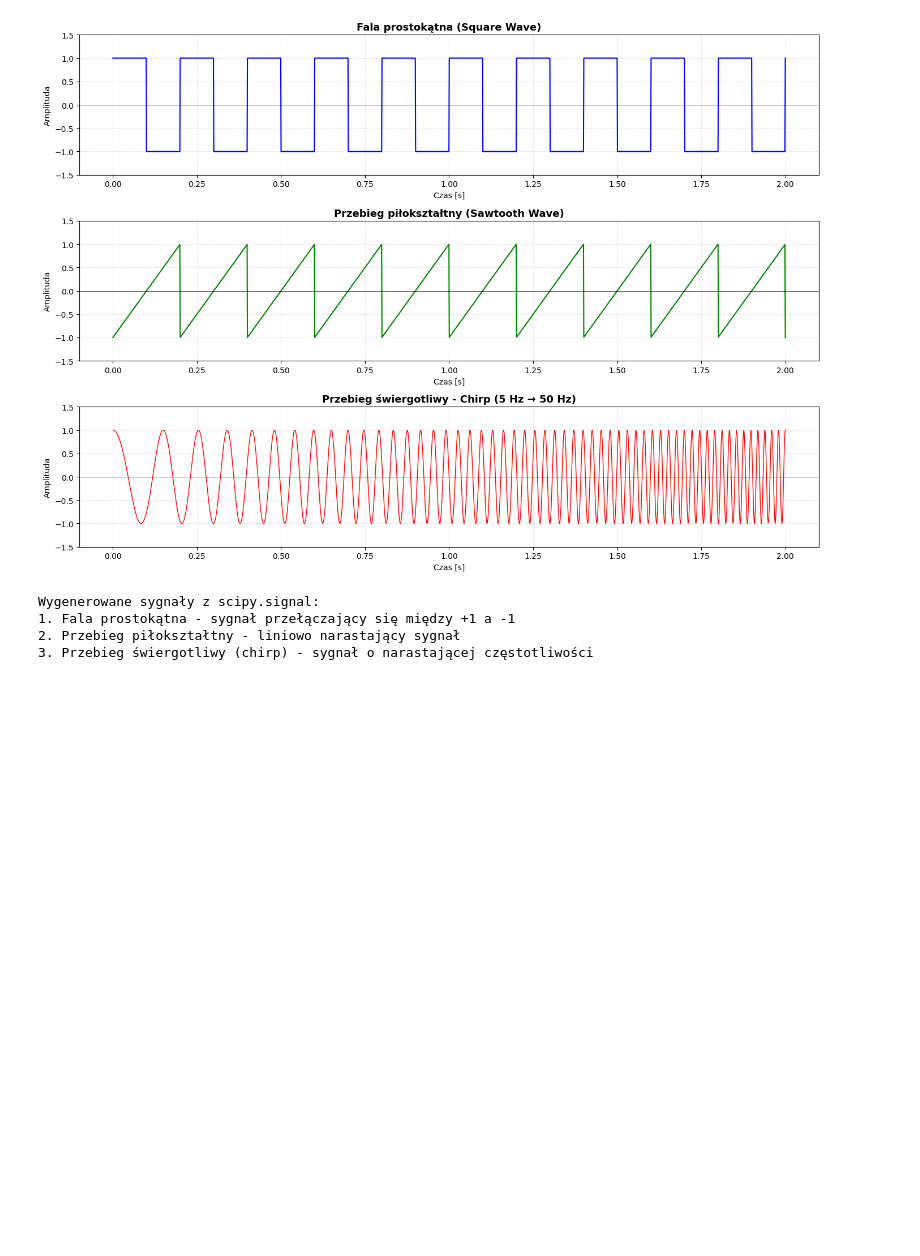
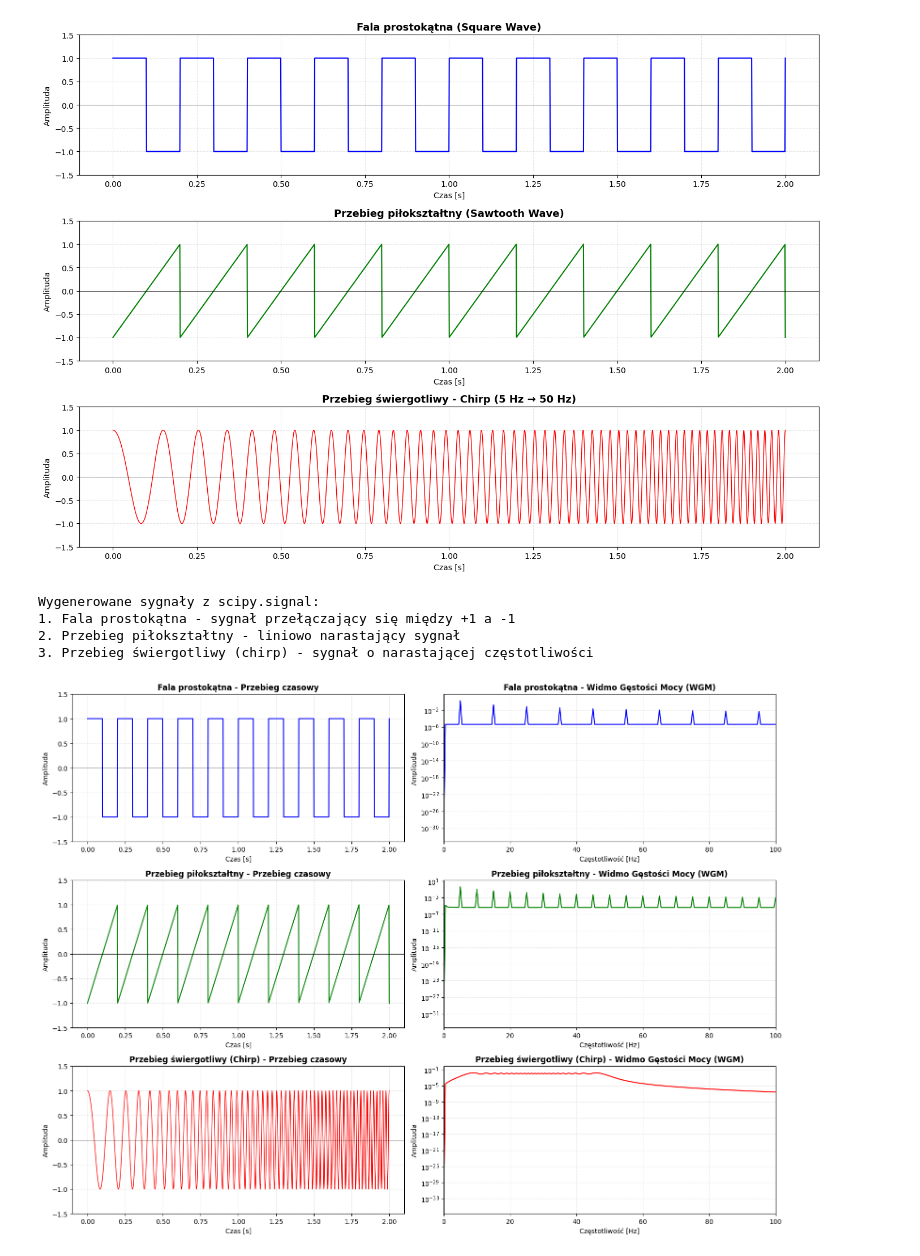
Before and after one commit to Rei-x/studia, a Jupyter notebook: Danologia/laby02/wykresy.ipynb, the cells around one changed output. Saved outputs shown, nothing was run; the diff lists cells and outputs as text; code cells hidden in the pictures; blank space fills up the shorter version.

```diff
--- a/Danologia/laby02/wykresy.ipynb
+++ b/Danologia/laby02/wykresy.ipynb
@@ -397,3 +397,103 @@ Wygenerowane sygnały z scipy.signal:
 1. Fala prostokątna - sygnał przełączający się między +1 a -1
 2. Przebieg piłokształtny - liniowo narastający sygnał
 3. Przebieg świergotliwy (chirp) - sygnał o narastającej częstotliwości
+# %%
+import matplotlib.pyplot as plt
+import numpy as np
+from scipy import signal
+
+# Parametry czasowe
+t = np.linspace(0, 2, 2000)  # 2 sekundy, 2000 próbek
+fs = 1000  # częstotliwość próbkowania (Hz)
+
+# 1. Fala prostokątna (square wave)
+square_wave = signal.square(2 * np.pi * 5 * t)  # częstotliwość 5 Hz
+
+# 2. Przebieg piłokształtny (sawtooth wave)
+sawtooth_wave = signal.sawtooth(2 * np.pi * 5 * t)  # częstotliwość 5 Hz
+
+# 3. Przebieg świergotliwy (chirp) - częstotliwość narastająca
+chirp_wave = signal.chirp(t, f0=5, f1=50, t1=2, method='linear')
+
+# Obliczenie periodogramów (Widmo Gęstości Mocy)
+# Periodogram dla fali prostokątnej
+f_square, Pxx_square = signal.periodogram(square_wave, fs)
+
+# Periodogram dla przebiegu piłokształtnego
+f_sawtooth, Pxx_sawtooth = signal.periodogram(sawtooth_wave, fs)
+
+# Periodogram dla przebiegu świergotliwego
+f_chirp, Pxx_chirp = signal.periodogram(chirp_wave, fs)
+
+# Tworzenie figury z 3 wierszami i 2 kolumnami
+fig, axes = plt.subplots(3, 2, figsize=(16, 12))
+
+# Wiersz 1: Fala prostokątna
+# Przebieg czasowy
+axes[0, 0].plot(t, square_wave, color='blue', linewidth=1.5)
+axes[0, 0].set_title('Fala prostokątna - Przebieg czasowy', fontsize=12, fontweight='bold')
+axes[0, 0].set_xlabel('Czas [s]')
+axes[0, 0].set_ylabel('Amplituda')
+axes[0, 0].grid(True, alpha=0.3, linestyle='--')
+axes[0, 0].set_ylim(-1.5, 1.5)
+axes[0, 0].axhline(0, color='black', linewidth=0.5)
+
+# Widmo mocy (WGM)
+axes[0, 1].semilogy(f_square, Pxx_square, color='blue', linewidth=1.5)
+axes[0, 1].set_title('Fala prostokątna - Widmo Gęstości Mocy (WGM)', fontsize=12, fontweight='bold')
+axes[0, 1].set_xlabel('Częstotliwość [Hz]')
+axes[0, 1].set_ylabel('Amplituda')
+axes[0, 1].grid(True, alpha=0.3, linestyle='--')
+axes[0, 1].set_xlim(0, 100)
+
+# Wiersz 2: Przebieg piłokształtny
+# Przebieg czasowy
+axes[1, 0].plot(t, sawtooth_wave, color='green', linewidth=1.5)
+axes[1, 0].set_title('Przebieg piłokształtny - Przebieg czasowy', fontsize=12, fontweight='bold')
+axes[1, 0].set_xlabel('Czas [s]')
+axes[1, 0].set_ylabel('Amplituda')
+axes[1, 0].grid(True, alpha=0.3, linestyle='--')
+axes[1, 0].set_ylim(-1.5, 1.5)
+axes[1, 0].axhline(0, color='black', linewidth=0.5)
+
+# Widmo mocy (WGM)
+axes[1, 1].semilogy(f_sawtooth, Pxx_sawtooth, color='green', linewidth=1.5)
+axes[1, 1].set_title('Przebieg piłokształtny - Widmo Gęstości Mocy (WGM)', fontsize=12, fontweight='bold')
+axes[1, 1].set_xlabel('Częstotliwość [Hz]')
+axes[1, 1].set_ylabel('Amplituda')
+axes[1, 1].grid(True, alpha=0.3, linestyle='--')
+axes[1, 1].set_xlim(0, 100)
+
+# Wiersz 3: Przebieg świergotliwy (chirp)
+# Przebieg czasowy
+axes[2, 0].plot(t, chirp_wave, color='red', linewidth=1)
+axes[2, 0].set_title('Przebieg świergotliwy (Chirp) - Przebieg czasowy', fontsize=12, fontweight='bold')
+axes[2, 0].set_xlabel('Czas [s]')
+axes[2, 0].set_ylabel('Amplituda')
+axes[2, 0].grid(True, alpha=0.3, linestyle='--')
+axes[2, 0].set_ylim(-1.5, 1.5)
+axes[2, 0].axhline(0, color='black', linewidth=0.5)
+
+# Widmo mocy (WGM)
+axes[2, 1].semilogy(f_chirp, Pxx_chirp, color='red', linewidth=1.5)
+axes[2, 1].set_title('Przebieg świergotliwy (Chirp) - Widmo Gęstości Mocy (WGM)', fontsize=12, fontweight='bold')
+axes[2, 1].set_xlabel('Częstotliwość [Hz]')
+axes[2, 1].set_ylabel('Amplituda')
+axes[2, 1].grid(True, alpha=0.3, linestyle='--')
+axes[2, 1].set_xlim(0, 100)
+
+plt.tight_layout()
+plt.show()
+
+print("Analiza widmowa sygnałów:")
+print("\n1. Fala prostokątna:")
+print("   - Widmo zawiera częstotliwość podstawową (5 Hz) i nieparzyste harmoniczne")
+print("   - Charakterystyczne dla sygnału prostokątnego")
+print("\n2. Przebieg piłokształtny:")
+print("   - Widmo zawiera wszystkie harmoniczne (parzyste i nieparzyste)")
+print("   - Amplitudy maleją zgodnie z 1/n²")
+print("\n3. Przebieg świergotliwy (Chirp):")
+print("   - Energia rozłożona w zakresie 5-50 Hz")
+print("   - Szerokopasmowy charakter sygnału o zmiennej częstotliwości")
+# %% [output]
+[figure, added]
```
Also changed, not shown: parts of 3 cells of this notebook.
